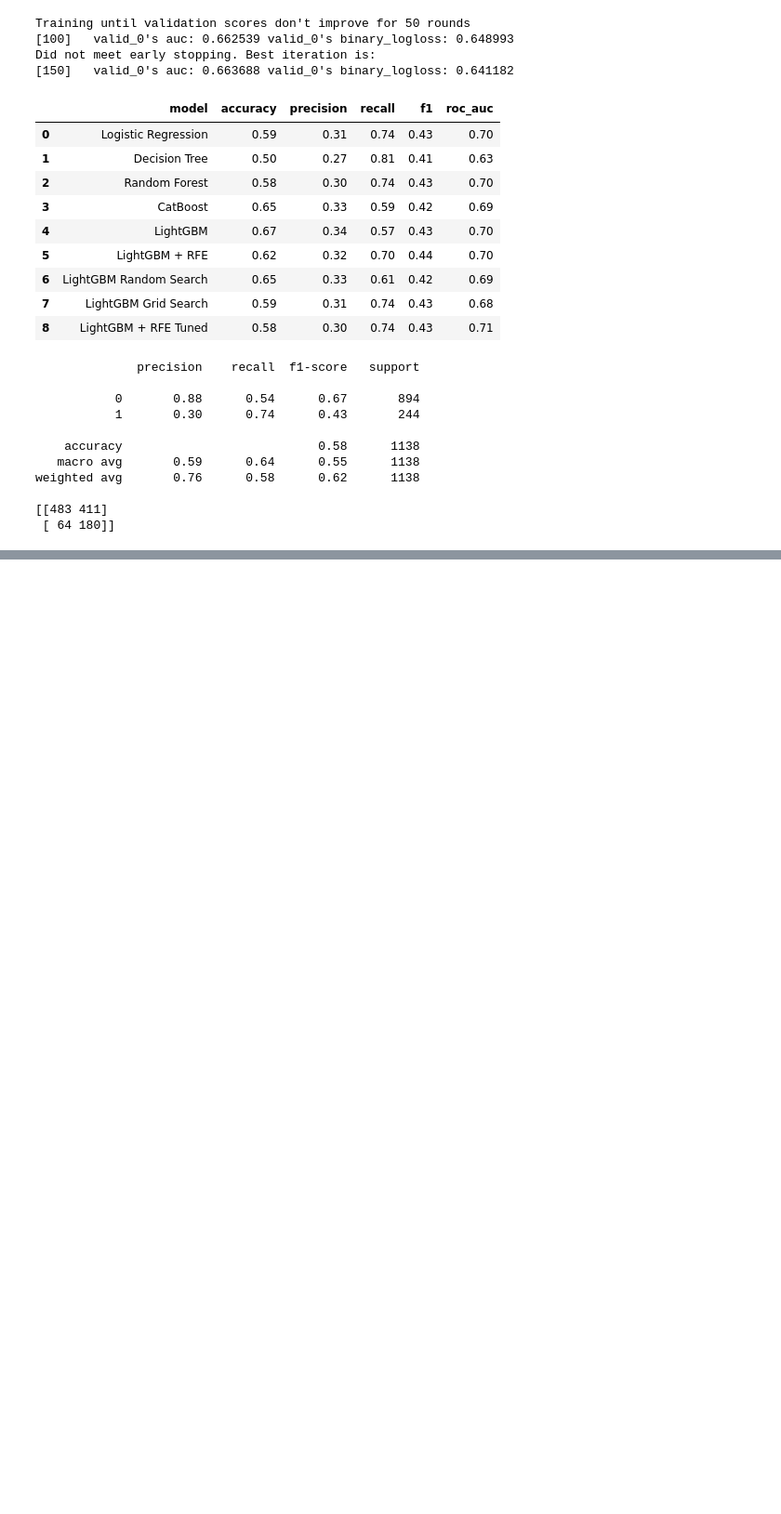
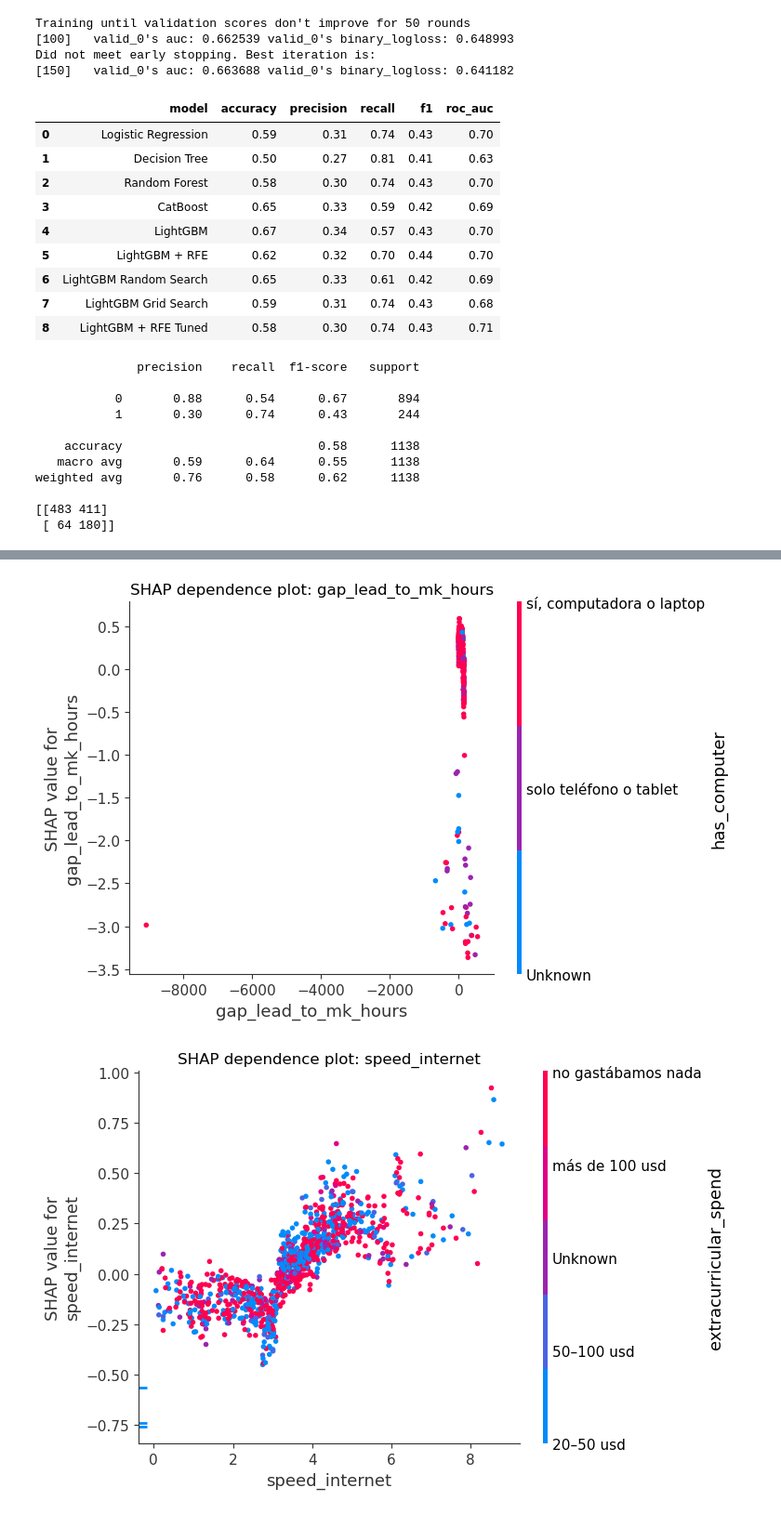
Before and after one commit to AlinaYakubova/Thesis_DTM_Trial_Class_Prediction, a Jupyter notebook: Main_script_diploma.ipynb, the cells around one changed output, grey strips where cells are left out. Shown at 93% size. Drawn from its saved outputs; the diff is of its cells as text; code cells hidden in the pictures; blank space fills up the shorter version.

```diff
--- a/Main_script_diploma.ipynb
+++ b/Main_script_diploma.ipynb
@@ -3487,0 +3674,26 @@ plt.show()
+# %%
+selected_shap_dependence_features = [
+    "gap_lead_to_mk_hours",
+    "speed_internet",
+    "spend_usd",
+    "quiz_completion_time_seconds",
+]
+selected_shap_dependence_features = [
+    feature for feature in selected_shap_dependence_features
+    if feature in X_shap.columns
+]
+
+for feature in selected_shap_dependence_features:
+    shap.dependence_plot(
+        feature,
+        lgbm_shap_values,
+        X_shap,
+        interaction_index="auto",
+        show=False,
+    )
+    plt.title(f"SHAP dependence plot: {feature}")
+    plt.tight_layout()
+    plt.show()
+# %% [output]
+[figure, added]
+[figure, added]
```
Also changed, not shown: parts of 15 cells of this notebook.
